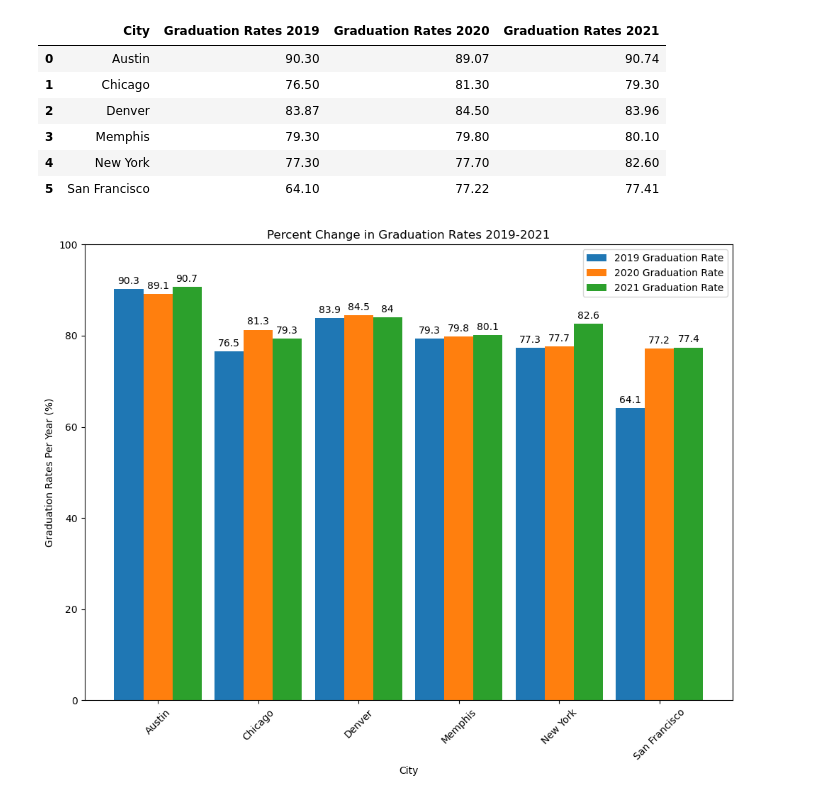
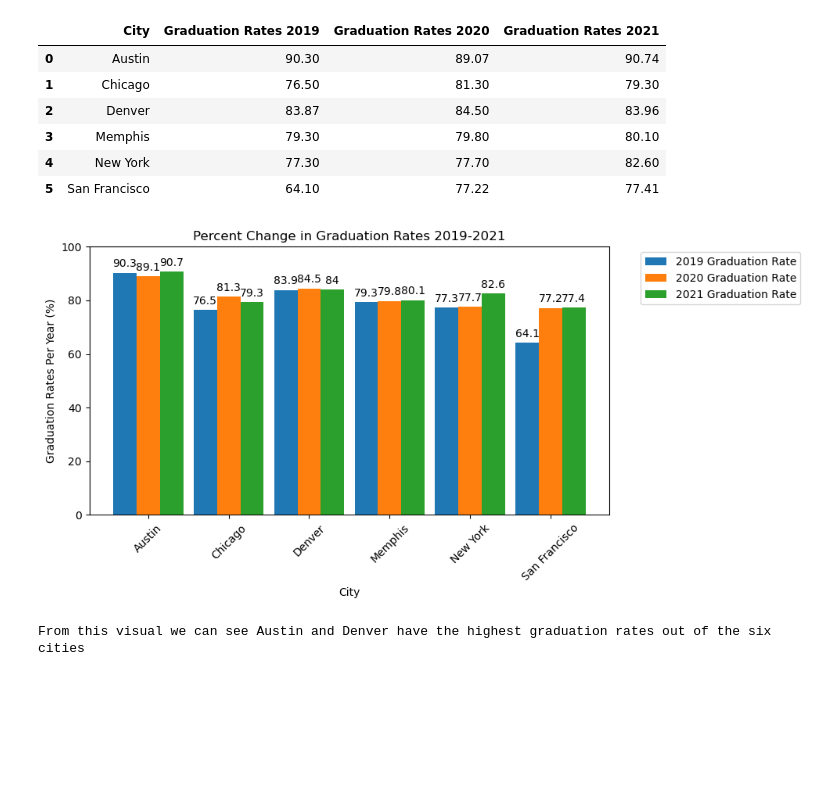
Before and after one commit to vt-bekah/Project1, a Jupyter notebook: School_Grad_Data.ipynb, the cells around one changed output. Cells and saved outputs as stored; diff of their text form; code cells hidden in the pictures; blank space fills up the shorter version.

Commit message:
update school data and code

```diff
--- a/School_Grad_Data.ipynb
+++ b/School_Grad_Data.ipynb
@@ -204,32 +204,35 @@ combined_grad_data
 # %%
 # Graph the combined data in cluster bar graph
 city = ["Austin","Chicago", "Denver", "Memphis", "New York", "San Francisco"]
 grbar = {"2019 Graduation Rate" : combined_grad_data["Graduation Rates 2019"],
          "2020 Graduation Rate" : combined_grad_data["Graduation Rates 2020"],
          "2021 Graduation Rate" : combined_grad_data["Graduation Rates 2021"]}
 
 x = np.arange(len(combined_grad_data))
 width = 0.29
 multiplier = 0
 
-fig, ax = plt.subplots(figsize=(10,8))
+fig, ax = plt.subplots(figsize=(10,5))
 
 for key, value in grbar.items():
     offset = width * multiplier
     rects = ax.bar(x + offset, round(value,1), width, label=key)
     ax.bar_label(rects, padding=3)
     multiplier += 1
 
 ax.set_ylabel("Graduation Rates Per Year (%)")
 ax.set_xlabel("City")
 ax.set_title("Percent Change in Graduation Rates 2019-2021")
 ax.set_xticks(x + width, city, rotation=45)
-ax.legend(loc="upper right")
+ax.legend(bbox_to_anchor=(1.05,1.0), loc="upper left")
 ax.set_ylim(0, 100)
 
 # Save the figure
-plt.savefig("output_data/SchoolGradRate.png")
+#plt.savefig("output_data/SchoolGradRate.png")
 plt.tight_layout()
 plt.show()
+
+print("From this visual we can see Austin and Denver have the highest graduation rates out of the six cities")
 # %% [output]
-[figure, old version]
+[figure, new version]
+From this visual we can see Austin and Denver have the highest graduation rates out of the six cities
```
Also changed, not shown: parts of 1 cell of this notebook, 1 other file.
